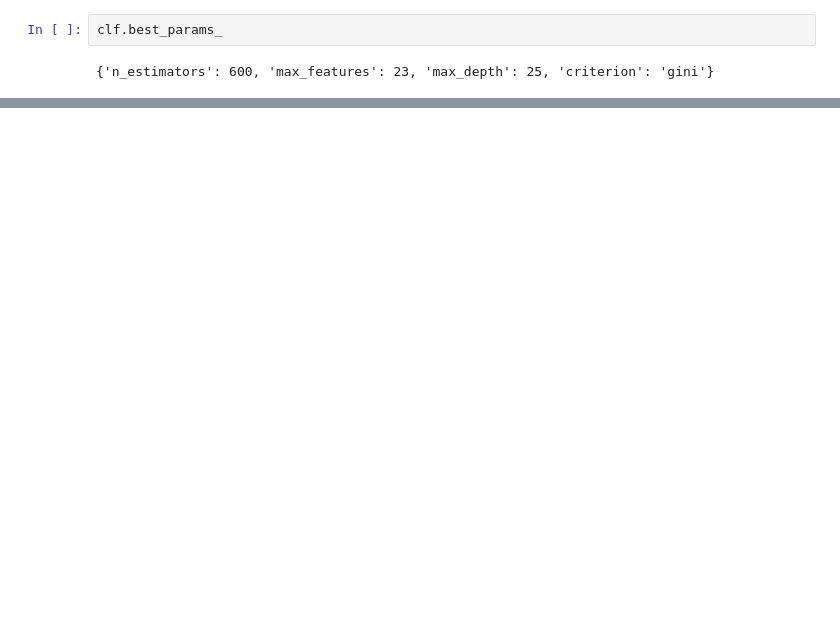
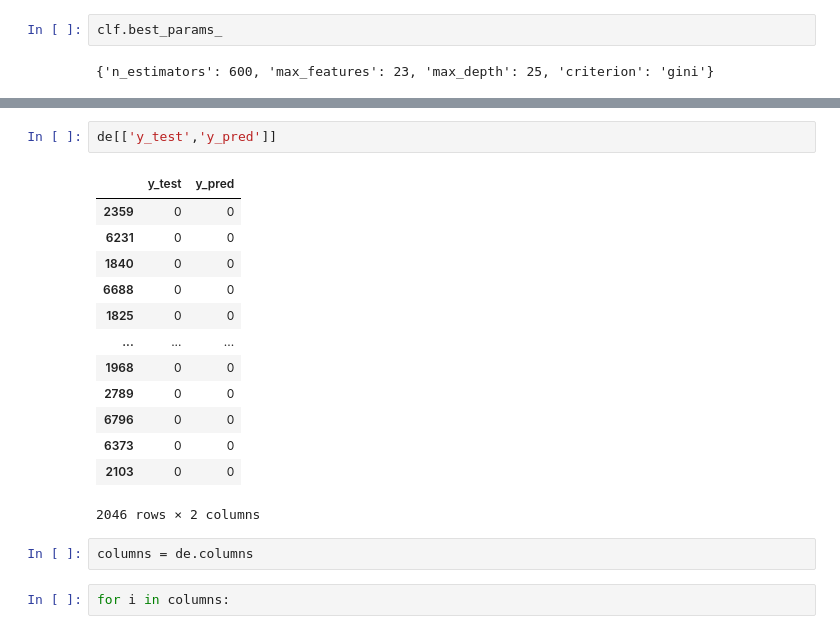
Before and after one commit to Karlajack/MachineLearning1, a Jupyter notebook: Capstone_Project_Taiwainese_bankruptcy_ML1.ipynb, the cells around one changed output, grey strips where cells are left out. Saved outputs shown, nothing was run; the diff lists cells and outputs as text; blank space fills up the shorter version.

```diff
--- a/Capstone_Project_Taiwainese_bankruptcy_ML1.ipynb
+++ b/Capstone_Project_Taiwainese_bankruptcy_ML1.ipynb
@@ -260,0 +341,20 @@ print(scores, scores.mean())
+# %%
+de[['y_test','y_pred']]
+# %% [output]
+|  | y_test | y_pred |
+| 2359 | 0 | 0 |
+| 6231 | 0 | 0 |
+| 1840 | 0 | 0 |
+| 6688 | 0 | 0 |
+| 1825 | 0 | 0 |
+| ... | ... | ... |
+| 1968 | 0 | 0 |
+| 2789 | 0 | 0 |
+| 6796 | 0 | 0 |
+| 6373 | 0 | 0 |
+| 2103 | 0 | 0 |
+2046 rows × 2 columns
+# %%
+columns = de.columns
+# %%
+for i in columns:
```
Also changed, not shown: parts of 9 cells of this notebook.
